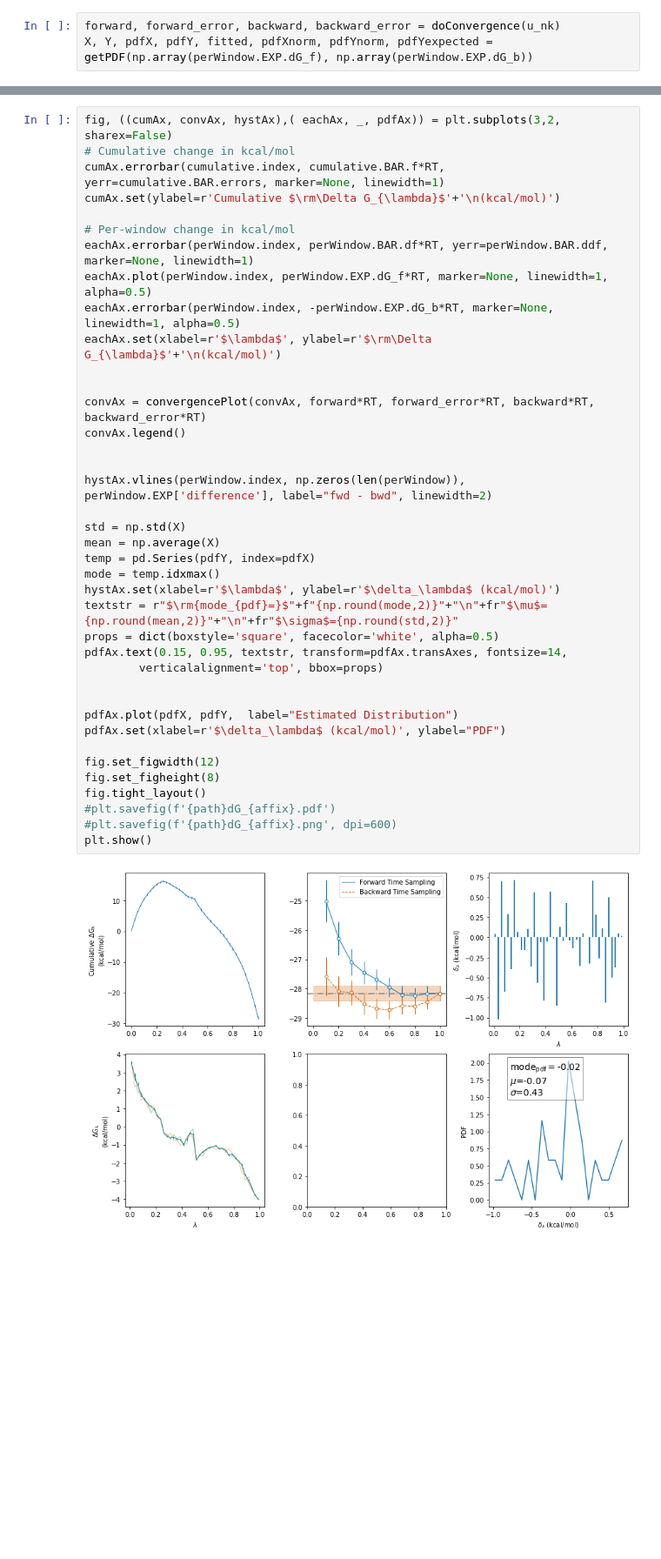
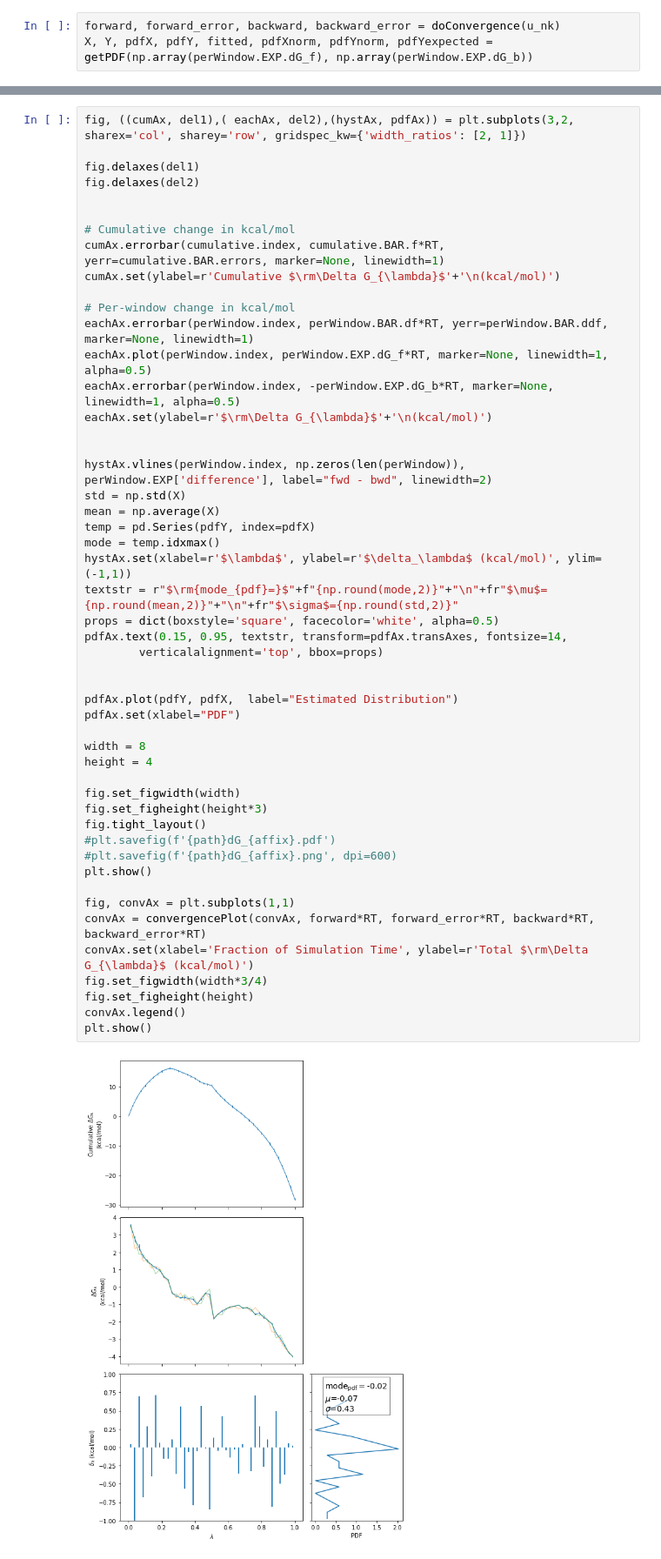
Before and after one commit to BranniganLab/safep, a Jupyter notebook: BAR_Estimator_Basic.ipynb, the cells around one changed output, grey strips where cells are left out. Shown at 87% size. Drawn from its saved outputs; the diff is of its cells as text; blank space fills up the shorter version.

```diff
--- a/BAR_Estimator_Basic.ipynb
+++ b/BAR_Estimator_Basic.ipynb
@@ -47,41 +45,52 @@ X, Y, pdfX, pdfY, fitted, pdfXnorm, pdfYnorm, pdfYexpected = getPDF(np.array(per
 # %%
-fig, ((cumAx, convAx, hystAx),( eachAx, _, pdfAx)) = plt.subplots(3,2, sharex=False)
+fig, ((cumAx, del1),( eachAx, del2),(hystAx, pdfAx)) = plt.subplots(3,2, sharex='col', sharey='row', gridspec_kw={'width_ratios': [2, 1]})
+
+fig.delaxes(del1)
+fig.delaxes(del2)
+
+
 # Cumulative change in kcal/mol
 cumAx.errorbar(cumulative.index, cumulative.BAR.f*RT, yerr=cumulative.BAR.errors, marker=None, linewidth=1)
 cumAx.set(ylabel=r'Cumulative $\rm\Delta G_{\lambda}$'+'\n(kcal/mol)')
 
 # Per-window change in kcal/mol
 eachAx.errorbar(perWindow.index, perWindow.BAR.df*RT, yerr=perWindow.BAR.ddf, marker=None, linewidth=1)
 eachAx.plot(perWindow.index, perWindow.EXP.dG_f*RT, marker=None, linewidth=1, alpha=0.5)
 eachAx.errorbar(perWindow.index, -perWindow.EXP.dG_b*RT, marker=None, linewidth=1, alpha=0.5)
-eachAx.set(xlabel=r'$\lambda$', ylabel=r'$\rm\Delta G_{\lambda}$'+'\n(kcal/mol)')
-
-
-convAx = convergencePlot(convAx, forward*RT, forward_error*RT, backward*RT, backward_error*RT)
-convAx.legend()
+eachAx.set(ylabel=r'$\rm\Delta G_{\lambda}$'+'\n(kcal/mol)')
 
 
 hystAx.vlines(perWindow.index, np.zeros(len(perWindow)), perWindow.EXP['difference'], label="fwd - bwd", linewidth=2)
-
 std = np.std(X)
 mean = np.average(X)
 temp = pd.Series(pdfY, index=pdfX)
 mode = temp.idxmax()
-hystAx.set(xlabel=r'$\lambda$', ylabel=r'$\delta_\lambda$ (kcal/mol)')
+hystAx.set(xlabel=r'$\lambda$', ylabel=r'$\delta_\lambda$ (kcal/mol)', ylim=(-1,1))
 textstr = r"$\rm{mode_{pdf}=}$"+f"{np.round(mode,2)}"+"\n"+fr"$\mu$={np.round(mean,2)}"+"\n"+fr"$\sigma$={np.round(std,2)}"
 props = dict(boxstyle='square', facecolor='white', alpha=0.5)
 pdfAx.text(0.15, 0.95, textstr, transform=pdfAx.transAxes, fontsize=14,
         verticalalignment='top', bbox=props)
 
 
-pdfAx.plot(pdfX, pdfY,  label="Estimated Distribution")
-pdfAx.set(xlabel=r'$\delta_\lambda$ (kcal/mol)', ylabel="PDF")
+pdfAx.plot(pdfY, pdfX,  label="Estimated Distribution")
+pdfAx.set(xlabel="PDF")
 
-fig.set_figwidth(12)
-fig.set_figheight(8)
+width = 8
+height = 4
+
+fig.set_figwidth(width)
+fig.set_figheight(height*3)
 fig.tight_layout()
 #plt.savefig(f'{path}dG_{affix}.pdf')
 #plt.savefig(f'{path}dG_{affix}.png', dpi=600)
 plt.show()
+
+fig, convAx = plt.subplots(1,1)
+convAx = convergencePlot(convAx, forward*RT, forward_error*RT, backward*RT, backward_error*RT)
+convAx.set(xlabel='Fraction of Simulation Time', ylabel=r'Total $\rm\Delta G_{\lambda}$ (kcal/mol)')
+fig.set_figwidth(width*3/4)
+fig.set_figheight(height)
+convAx.legend()
+plt.show()
 # %% [output]
-[figure, old version]
+[figure, new version]
```
Also changed, not shown: parts of 4 cells of this notebook.
